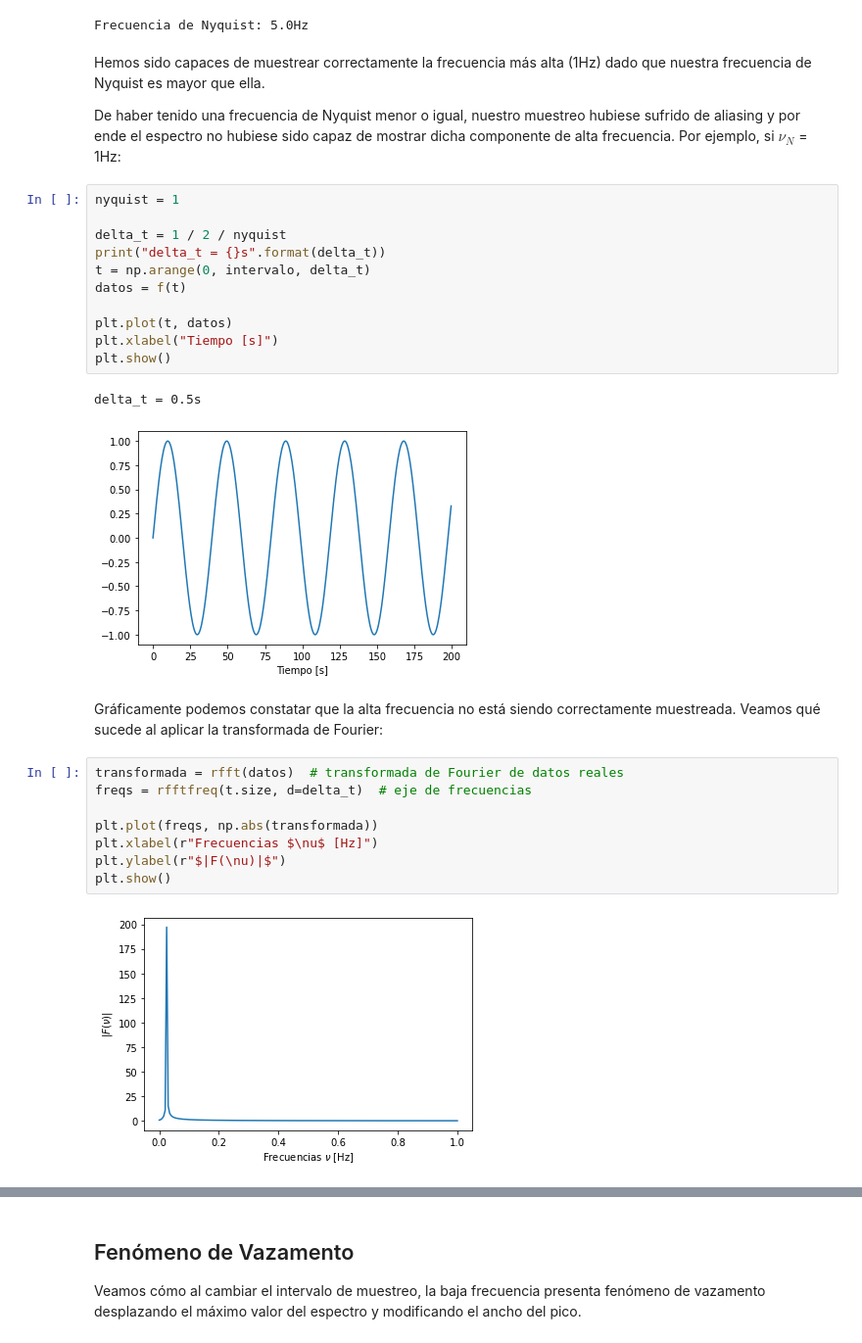
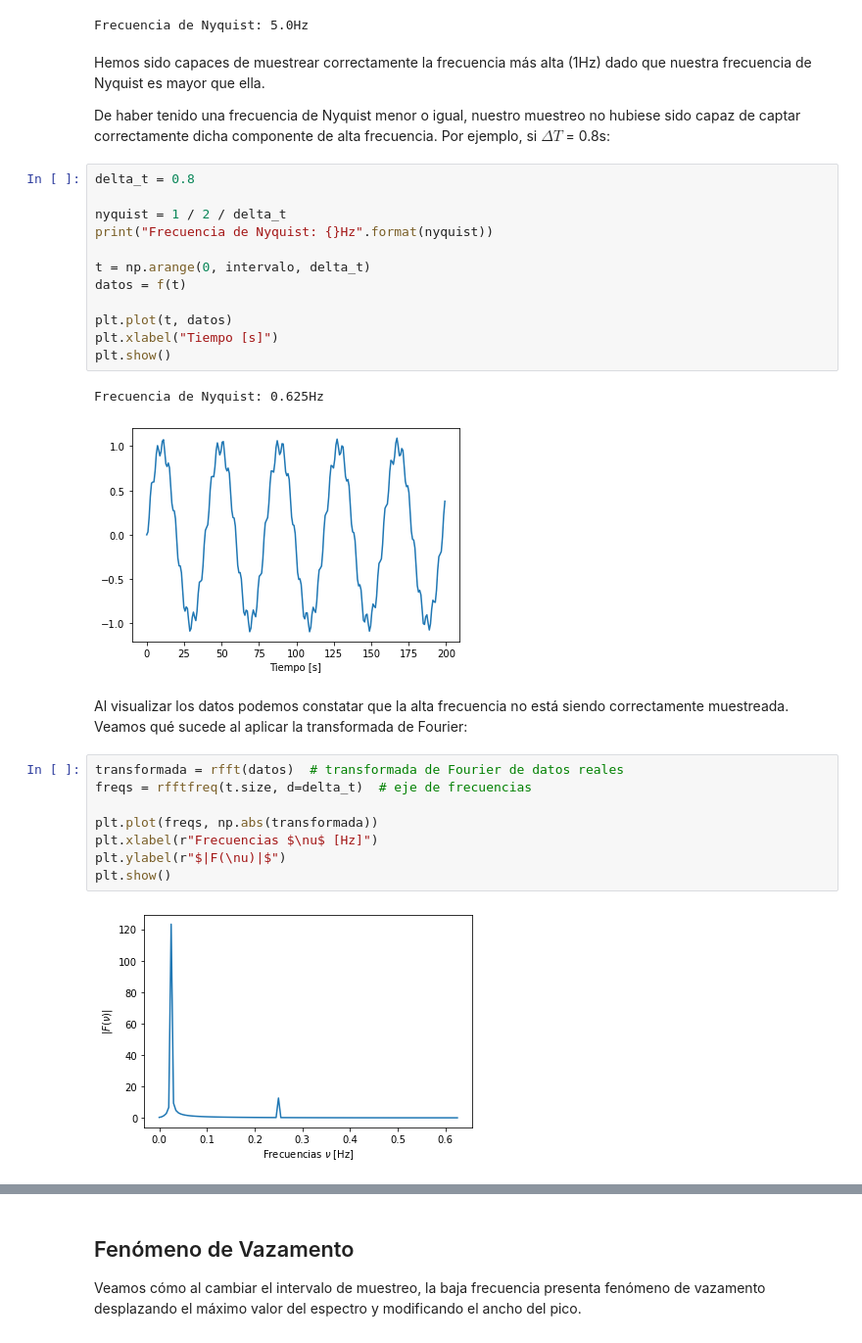
Before and after one commit to santisoler/metodos-numericos-2020, a Jupyter notebook: practicas/08 Transformada de Fourier.ipynb, the cells around one changed output, grey strips where cells are left out. Shown: that part at 98% size. Saved outputs shown, nothing was run; the diff lists cells and outputs as text.

Commit message:
Correctly show aliasing on notebook

```diff
--- a/practicas/08 Transformada de Fourier.ipynb
+++ b/practicas/08 Transformada de Fourier.ipynb
@@ -68,24 +68,25 @@ Frecuencia de Nyquist: 5.0Hz
 # %% [markdown]
 Hemos sido capaces de muestrear correctamente la frecuencia más alta (1Hz) dado que nuestra frecuencia de Nyquist es mayor que ella.
 
-De haber tenido una frecuencia de Nyquist menor o igual, nuestro muestreo hubiese sufrido de aliasing y por ende el espectro no hubiese sido capaz de mostrar dicha componente de alta frecuencia.
-Por ejemplo, si $\nu_N$ = 1Hz:
+De haber tenido una frecuencia de Nyquist menor o igual, nuestro muestreo no hubiese sido capaz de captar correctamente dicha componente de alta frecuencia.
+Por ejemplo, si $\Delta T$ = 0.8s:
 # %%
-nyquist = 1
+delta_t = 0.8
 
-delta_t = 1 / 2 / nyquist
-print("delta_t = {}s".format(delta_t))
+nyquist = 1 / 2 / delta_t
+print("Frecuencia de Nyquist: {}Hz".format(nyquist))
+
 t = np.arange(0, intervalo, delta_t)
 datos = f(t)
 
 plt.plot(t, datos)
 plt.xlabel("Tiempo [s]")
 plt.show()
 # %% [output]
-delta_t = 0.5s
+Frecuencia de Nyquist: 0.625Hz
-[figure, old version]
+[figure, new version]
 # %% [markdown]
-Gráficamente podemos constatar que la alta frecuencia no está siendo correctamente muestreada.
+Al visualizar los datos podemos constatar que la alta frecuencia no está siendo correctamente muestreada.
 Veamos qué sucede al aplicar la transformada de Fourier:
 # %%
 transformada = rfft(datos)  # transformada de Fourier de datos reales
@@ -96,4 +97,4 @@ plt.xlabel(r"Frecuencias $\nu$ [Hz]")
 plt.ylabel(r"$|F(\nu)|$")
 plt.show()
 # %% [output]
-[figure, old version]
+[figure, new version]
```
Also changed, not shown: parts of 2 cells of this notebook.
